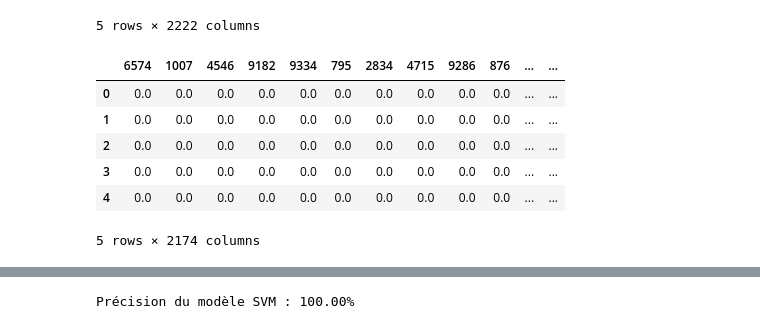
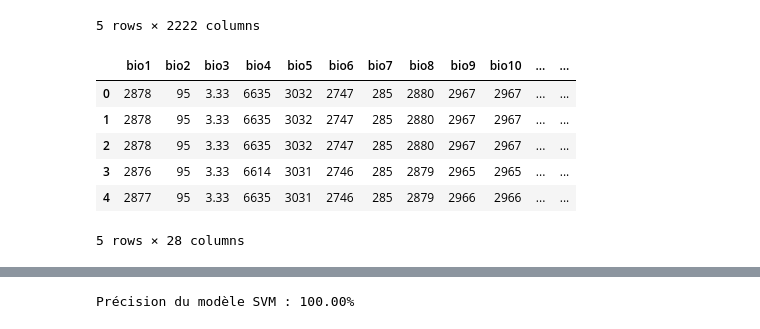
Before and after one commit to AlvinVedel/TER-2023-2024-Modeles-de-distribution-d-especes-profonds, a Jupyter notebook: Codes/Notebook_jupyter/SVM.ipynb, the cells around one changed output, grey strips where cells are left out. Cells and saved outputs as stored; diff of their text form; code cells hidden in the pictures.

```diff
--- a/Codes/Notebook_jupyter/SVM.ipynb
+++ b/Codes/Notebook_jupyter/SVM.ipynb
@@ -20,14 +20,14 @@ df.head()
 | 4 | 56759 | 126 | 4.75755 | 44.2136 | 3901518.0 | 2359506.0 | 2020 | CBNMed | 10.0 | ... |
 5 rows × 2222 columns
 # %%
-variables = df.iloc[:, 9:28]
+variables = df.iloc[:, 9:37]
 especes = df.iloc[:, 48:]
-especes.head()
+variables.head()
 # %% [output]
-|  | 6574 | 1007 | 4546 | 9182 | 9334 | 795 | 2834 | 4715 | 9286 | 876 | ... | ... |
-| 0 | 0.0 | 0.0 | 0.0 | 0.0 | 0.0 | 0.0 | 0.0 | 0.0 | 0.0 | 0.0 | ... | ... |
-| 1 | 0.0 | 0.0 | 0.0 | 0.0 | 0.0 | 0.0 | 0.0 | 0.0 | 0.0 | 0.0 | ... | ... |
-| 2 | 0.0 | 0.0 | 0.0 | 0.0 | 0.0 | 0.0 | 0.0 | 0.0 | 0.0 | 0.0 | ... | ... |
-| 3 | 0.0 | 0.0 | 0.0 | 0.0 | 0.0 | 0.0 | 0.0 | 0.0 | 0.0 | 0.0 | ... | ... |
-| 4 | 0.0 | 0.0 | 0.0 | 0.0 | 0.0 | 0.0 | 0.0 | 0.0 | 0.0 | 0.0 | ... | ... |
+|  | bio1 | bio2 | bio3 | bio4 | bio5 | bio6 | bio7 | bio8 | bio9 | bio10 | ... | ... |
+| 0 | 2878 | 95 | 3.33 | 6635 | 3032 | 2747 | 285 | 2880 | 2967 | 2967 | ... | ... |
+| 1 | 2878 | 95 | 3.33 | 6635 | 3032 | 2747 | 285 | 2880 | 2967 | 2967 | ... | ... |
+| 2 | 2878 | 95 | 3.33 | 6635 | 3032 | 2747 | 285 | 2880 | 2967 | 2967 | ... | ... |
+| 3 | 2876 | 95 | 3.33 | 6614 | 3031 | 2746 | 285 | 2879 | 2965 | 2965 | ... | ... |
+| 4 | 2877 | 95 | 3.33 | 6635 | 3031 | 2746 | 285 | 2879 | 2966 | 2966 | ... | ... |
-5 rows × 2174 columns
+5 rows × 28 columns
```
Also changed, not shown: parts of 16 cells of this notebook, 2 other files.
